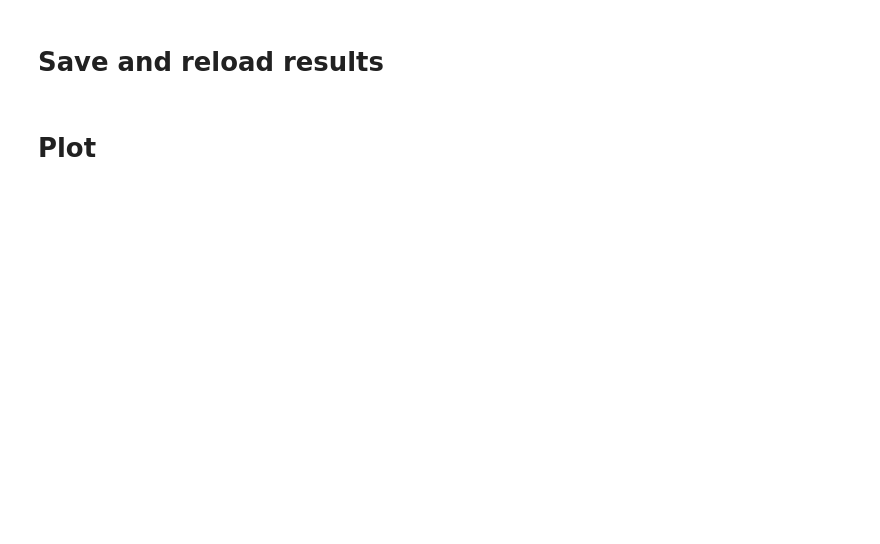
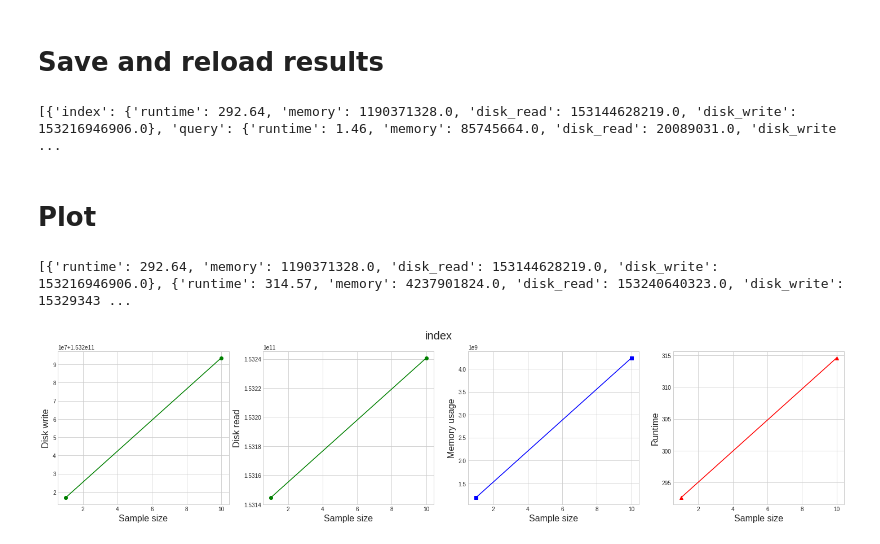
Before and after one commit to apetkau/thesis-benchmarking, a Jupyter notebook: bigsi/BIGSI-benchmark.ipynb, the cells around one changed output. Saved outputs shown, nothing was run; the diff lists cells and outputs as text; code cells hidden in the pictures; blank space fills up the shorter version.

Commit message:
Fixed up BIGSI benchmarking

```diff
--- a/bigsi/BIGSI-benchmark.ipynb
+++ b/bigsi/BIGSI-benchmark.ipynb
@@ -54,0 +32,14 @@ print(input_samples)
+# %%
+input_dir = 'input-small'
+
+input_files_1 = [os.path.basename(f) for f in glob.glob(f'{input_dir}/*_1.fastq.gz')]
+input_samples = [f.replace('_1.fastq.gz','') for f in input_files_1]
+input_samples.sort()
+print(input_samples)
+
+nproc=4
+kmer=31
+
+bigsi_dir = 'bigsi-data'
+#sample_sizes = [1,10,20,30,40,50,60,70,80]
+sample_sizes = [1, 10]
@@ -55,17 +50,14 @@ print(input_samples)
 # %%
-nproc=4
-kmer=31
-
-bigsi_dir = 'bigsi-data'
-sample_sizes = [1,10,20,30,40,50,60,70,80,85]
-
 def reset_func():
     # Delete indexed data
     os.system("bigsi delete")
 
     # Delete all saved bigsi data
-    clean_if_exists(bigsi_dir)
-    clean_if_exists("test-berkeley.db")
+    benchmark.clean_if_exists(bigsi_dir)
+    benchmark.clean_if_exists("test-berkeley.db")
+
+def sampling_func(input_size):
+    return input_samples[:input_size]
 
 mccortex_command = {
     "command": f"mccortex 31 build --nkmers 100000000 --threads 1 --kmer {kmer} --mem 20G" \
@@ -91,9 +83,3 @@ query_command = {
     "parallel_argfiles": [query_sequence] * query_repeat_count,
     "parallel_args": "-j 1 -I%"
 }
-
-multibench_results, debug_str = multi_cmdbench({
-"index": [mccortex_command, bigsi_bloom_command, bigsi_build_command],
-"query": [query_command]
-}, reset_func = reset_func, iterations = 1, sampling_func = sampling_func, sample_sizes = sample_sizes,
-    benchmark_list_to_results=benchmark_list_to_results, active_output_print = True)
@@ -106,10 +120,11 @@ samples_per_sample_size = []
 for sample_size in sample_sizes:
         samples_per_sample_size.append(input_samples[:sample_size])
 
-save_multibench_results(multibench_results, samples_per_sample_size, save_path)
+benchmark.multibench.save_multibench_results(multibench_results, samples_per_sample_size, save_path)
+multibench_results, samples_per_sample_size = benchmark.multibench.read_multibench_results(save_path)
+print(multibench_results)
+# %% [output]
+[{'index': {'runtime': 292.64, 'memory': 1190371328.0, 'disk_read': 153144628219.0, 'disk_write': 153216946906.0}, 'query': {'runtime': 1.46, 'memory': 85745664.0, 'disk_read': 20089031.0, 'disk_write ...
-# %%
-multibench_results, samples_per_sample_size = read_multibench_results(save_path)
-print(samples_per_sample_size)
 # %% [markdown]
 # Plot
 # %%
@@ -121,6 +136,9 @@ from pylab import rcParams
 rcParams['figure.figsize'] = 25, 5
 # %%
 # Indexing Plots
-plot_resources(multibench_results, sample_sizes, "index")
+benchmark.multibench.plot_resources(multibench_results, sample_sizes, "index")
+# %% [output]
+[{'runtime': 292.64, 'memory': 1190371328.0, 'disk_read': 153144628219.0, 'disk_write': 153216946906.0}, {'runtime': 314.57, 'memory': 4237901824.0, 'disk_read': 153240640323.0, 'disk_write': 15329343 ...
+[figure, added]
 # %%
 # Querying Plots
```
Also changed, not shown: parts of 12 cells of this notebook, 3 other files.
